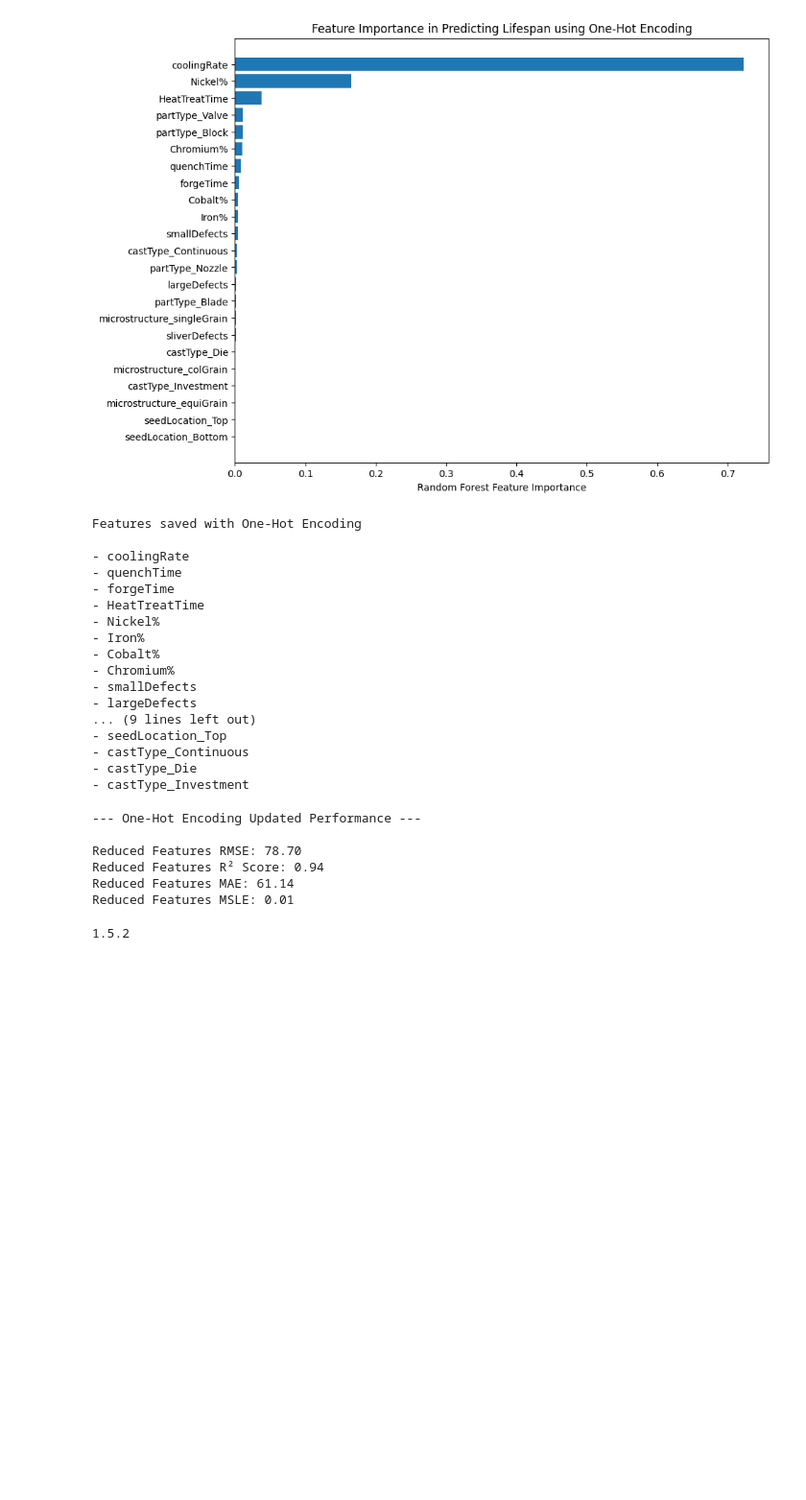
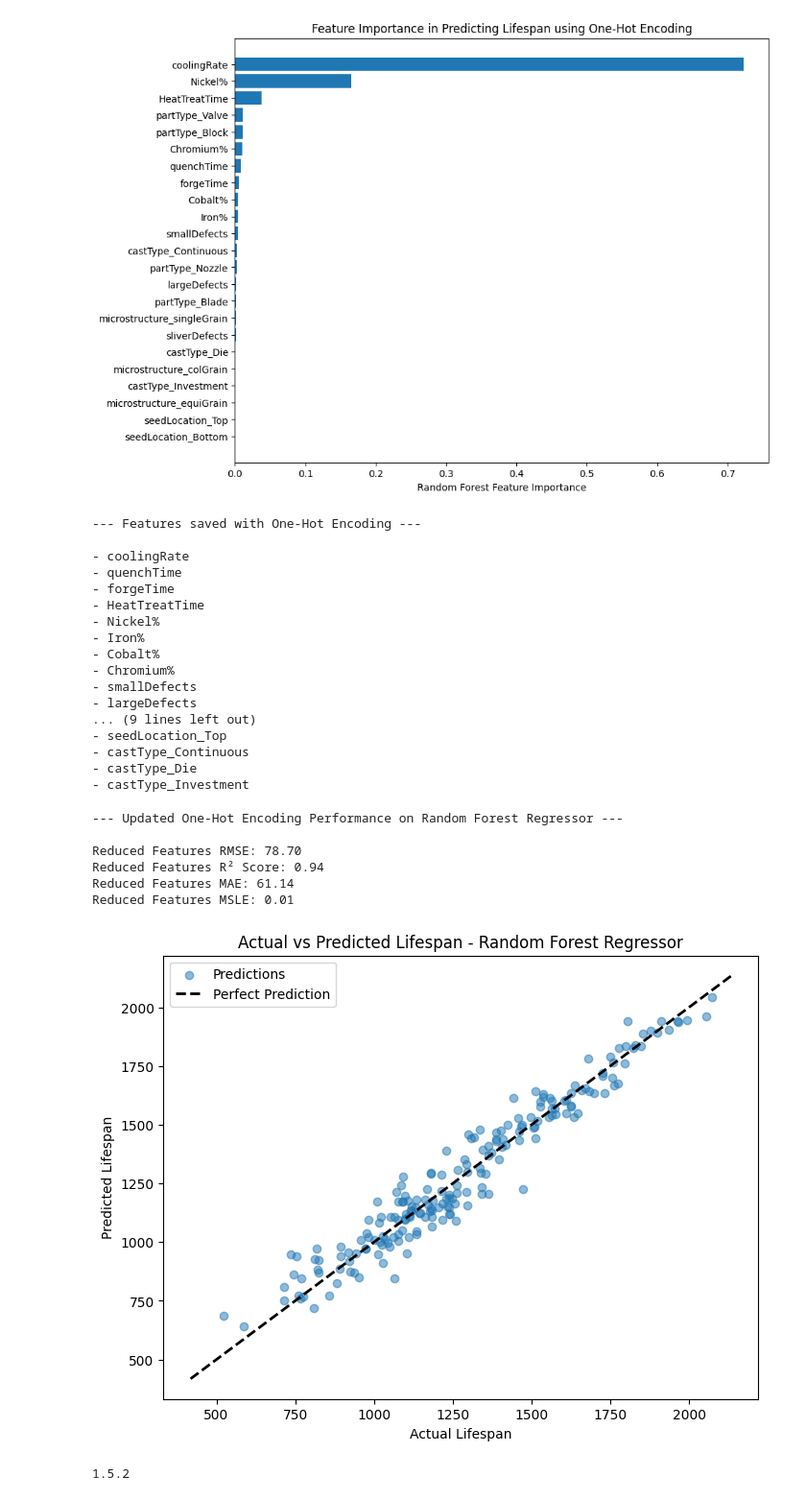
Before and after one commit to muhammedazhar/MSc-DataScience, a Jupyter notebook: COMP1801-ML/Coursework/Testing/Testing.ipynb, the cells around one changed output. Shown: that part at 96% size. Saved outputs shown, nothing was run; the diff lists cells and outputs as text; code cells hidden in the pictures; blank space fills up the shorter version.

```diff
--- a/COMP1801-ML/Coursework/Testing/Testing.ipynb
+++ b/COMP1801-ML/Coursework/Testing/Testing.ipynb
@@ -130,13 +132,13 @@ Nozzle    245
 Blade     237
 Name: count, dtype: int64
 # %%
-categorical_cols_unfied = ['partType', 'microstructure', 'seedLocation', 'castType']
+categorical_cols_unified = ['partType', 'microstructure', 'seedLocation', 'castType']
 
 # Create a DataFrame to display unique values and their counts
 unique_values_df = pd.DataFrame({
-    'Column': categorical_cols_unfied,
-    'Unique Values': [df[col].unique().tolist() for col in categorical_cols_unfied],
-    'Count of Unique Values': [df[col].nunique() for col in categorical_cols_unfied]
+    'Column': categorical_cols_unified,
+    'Unique Values': [df[col].unique().tolist() for col in categorical_cols_unified],
+    'Count of Unique Values': [df[col].nunique() for col in categorical_cols_unified]
 })
 
 print(unique_values_df)
@@ -314,14 +335,14 @@ Mean Absolute Error (MAE): 70.68
 Mean Squared Log Error (MSLE): 0.01
 # %%
 # Creating a copy of the dataframe to ensure we maintain the original intact
-df_onehot_encoded = df.copy()
+onehot_encoded_df = df.copy()
 encoder = "One-Hot Encoding"
 
 # Apply one-hot encoding to the categorical columns
-df_onehot_encoded = pd.get_dummies(df_onehot_encoded, columns=categorical_cols_unfied, drop_first=False)
+onehot_encoded_df = pd.get_dummies(onehot_encoded_df, columns=categorical_cols_unified, drop_first=False)
 
 # Display the first few rows to verify
-display(df_onehot_encoded.head())
+display(onehot_encoded_df.head())
 # %% [output]
 |  | Lifespan | coolingRate | quenchTime | forgeTime | HeatTreatTime | Nickel% | Iron% | Cobalt% | Chromium% | ... |
 | 0 | 1469.17 | 13 | 3.84 | 6.47 | 46.87 | 65.73 | 16.52 | 16.82 | 0.93 | ... |
@@ -352,8 +373,8 @@ dtypes: bool(12), float64(8), int64(4)
 memory usage: 105.6 KB
 # %%
 # Define the target variable and feature set
-X = df_onehot_encoded.drop(columns=['Lifespan'])  # Features
-y = df_onehot_encoded['Lifespan']  # Target
+X = onehot_encoded_df.drop(columns=['Lifespan'])  # Features
+y = onehot_encoded_df['Lifespan']  # Target
 
 # Split the dataset into training and testing sets (80% train, 20% test)
 X_train, X_test, y_train, y_test = train_test_split(X, y, test_size=0.2, random_state=42)
@@ -515,11 +454,11 @@ plt.show()
 # %% [output]
 [figure]
 # %%
-print(f"\nFeatures saved with {encoder}\n")
+print(f"--- Features saved with {encoder} ---\n")
 for col in X.columns:
     print(f"- {col}")
 # %% [output]
-Features saved with One-Hot Encoding
+--- Features saved with One-Hot Encoding ---
 
 - coolingRate
 - quenchTime
@@ -539,37 +478,49 @@ Features saved with One-Hot Encoding
 # %%
 # Selecting only the most important features (those with non-zero or significant importance)
 important_features = ['partType_Blade', 'partType_Block', 'partType_Nozzle', 'partType_Valve', 'coolingRate', 'Nickel%', 'HeatTreatTime', 'Chromium%' , 'quenchTime']
-X_important = df_onehot_encoded[important_features]
-
-print(f'--- {encoder} Updated Performance ---\n')
+X_important = onehot_encoded_df[important_features]
 
 # Split the dataset and retrain the model
 X_train_imp, X_test_imp, y_train_imp, y_test_imp = train_test_split(X_important, y, test_size=0.2, random_state=42)
 
 # Initialize and train the Random Forest Regressor with reduced features with the best parameters
-rf_model_imp = RandomForestRegressor(
+rf_model = RandomForestRegressor(
     max_depth=15,
     n_estimators=387,
-    random_state=42
+    random_state=42,
+    n_jobs=-1  # Use all available CPU cores
 )
-rf_model_imp.fit(X_train_imp, y_train_imp)
+model_name='Random Forest Regressor'
+rf_model.fit(X_train_imp, y_train_imp)
 
 # Evaluate the model
-y_pred_imp = rf_model_imp.predict(X_test_imp)
+y_pred_imp = rf_model.predict(X_test_imp)
 rmse_imp = root_mean_squared_error(y_test_imp, y_pred_imp)
 r2_imp = r2_score(y_test_imp, y_pred_imp)
 mae_imp = mean_absolute_error(y_test_imp, y_pred_imp)
 msle_imp = mean_squared_log_error(y_test_imp, y_pred_imp)
 
+print(f'--- Updated {encoder} Performance on {model_name} ---\n')
 print(f"Reduced Features RMSE: {rmse_imp:.2f}")
 print(f"Reduced Features R² Score: {r2_imp:.2f}")
 print(f"Reduced Features MAE: {mae_imp:.2f}")
 print(f"Reduced Features MSLE: {msle_imp:.2f}")
 # %% [output]
---- One-Hot Encoding Updated Performance ---
+--- Updated One-Hot Encoding Performance on Random Forest Regressor ---
 
 Reduced Features RMSE: 78.70
 Reduced Features R² Score: 0.94
 Reduced Features MAE: 61.14
 Reduced Features MSLE: 0.01
+# %%
+plt.figure(figsize=(8, 6))
+plt.scatter(y_test_imp, y_pred_imp, alpha=0.5, label='Predictions')
+plt.xlabel("Actual Lifespan")
+plt.ylabel("Predicted Lifespan")
+plt.title(f"Actual vs Predicted Lifespan - {model_name}")
+plt.plot([y.min(), y.max()], [y.min(), y.max()], 'k--', lw=2, label='Perfect Prediction')  # Diagonal line for perfect predictions
+plt.legend()
+plt.show()
+# %% [output]
+[figure, added]
 # %%
```
Also changed, not shown: parts of 20 cells of this notebook, 3 other files.
